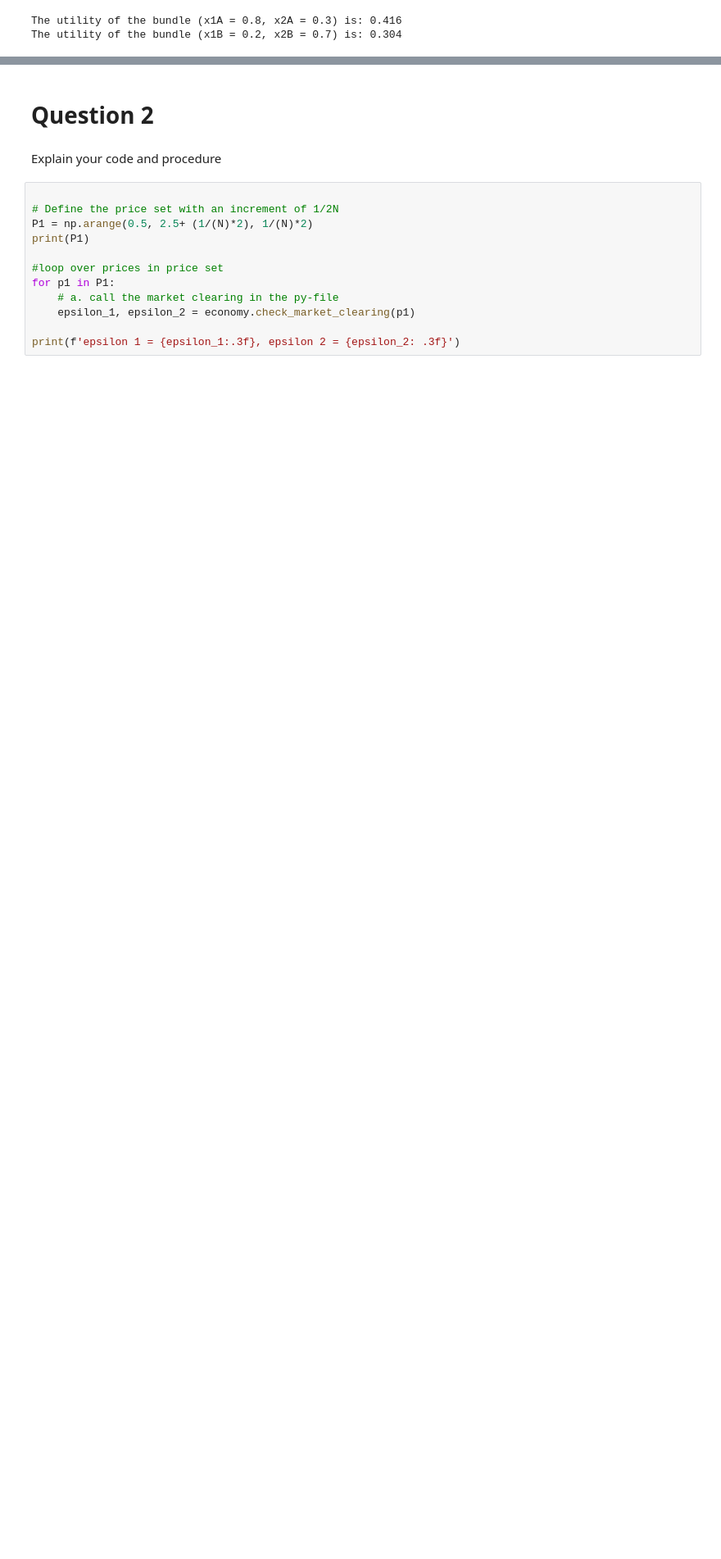
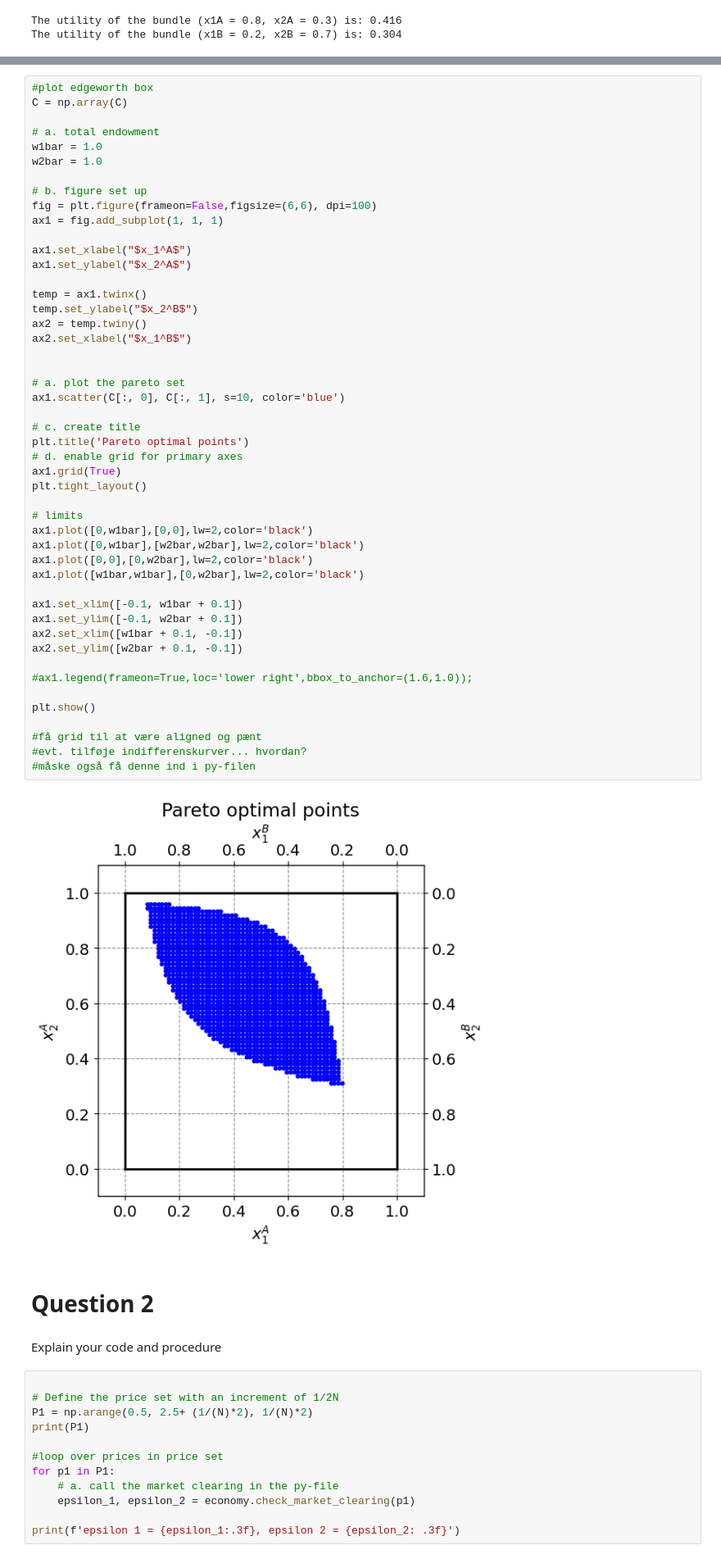
Before and after one commit to NumEconCopenhagen/projects-2024-anne-sofie-ida-anna-livia, a Jupyter notebook: inauguralproject/inauguralproject.ipynb, the cells around one changed output, grey strips where cells are left out. Shown at 82% size. Saved outputs shown, nothing was run; the diff lists cells and outputs as text; blank space fills up the shorter version.

Commit message:
pænere pareto-plot

```diff
--- a/inauguralproject/inauguralproject.ipynb
+++ b/inauguralproject/inauguralproject.ipynb
@@ -107,3 +76,53 @@ plt.show()
+# %%
+#plot edgeworth box
+C = np.array(C)
+
+# a. total endowment
+w1bar = 1.0
+w2bar = 1.0
+
+# b. figure set up
+fig = plt.figure(frameon=False,figsize=(6,6), dpi=100)
+ax1 = fig.add_subplot(1, 1, 1)
+
+ax1.set_xlabel("$x_1^A$")
+ax1.set_ylabel("$x_2^A$")
+
+temp = ax1.twinx()
+temp.set_ylabel("$x_2^B$")
+ax2 = temp.twiny()
+ax2.set_xlabel("$x_1^B$")
+
+
+# a. plot the pareto set
+ax1.scatter(C[:, 0], C[:, 1], s=10, color='blue')
+
+# c. create title
+plt.title('Pareto optimal points')
+# d. enable grid for primary axes
+ax1.grid(True)
+plt.tight_layout()
+
+# limits
+ax1.plot([0,w1bar],[0,0],lw=2,color='black')
+ax1.plot([0,w1bar],[w2bar,w2bar],lw=2,color='black')
+ax1.plot([0,0],[0,w2bar],lw=2,color='black')
+ax1.plot([w1bar,w1bar],[0,w2bar],lw=2,color='black')
+
+ax1.set_xlim([-0.1, w1bar + 0.1])
+ax1.set_ylim([-0.1, w2bar + 0.1])
+ax2.set_xlim([w1bar + 0.1, -0.1])
+ax2.set_ylim([w2bar + 0.1, -0.1])
+
+#ax1.legend(frameon=True,loc='lower right',bbox_to_anchor=(1.6,1.0));
+
+plt.show()
+
+#få grid til at være aligned og pænt
+#evt. tilføje indifferenskurver... hvordan?
+#måske også få denne ind i py-filen
+# %% [output]
+[figure, added]
 # %% [markdown]
 # Question 2
 # %% [markdown]
```
Also changed, not shown: parts of 5 cells of this notebook.
